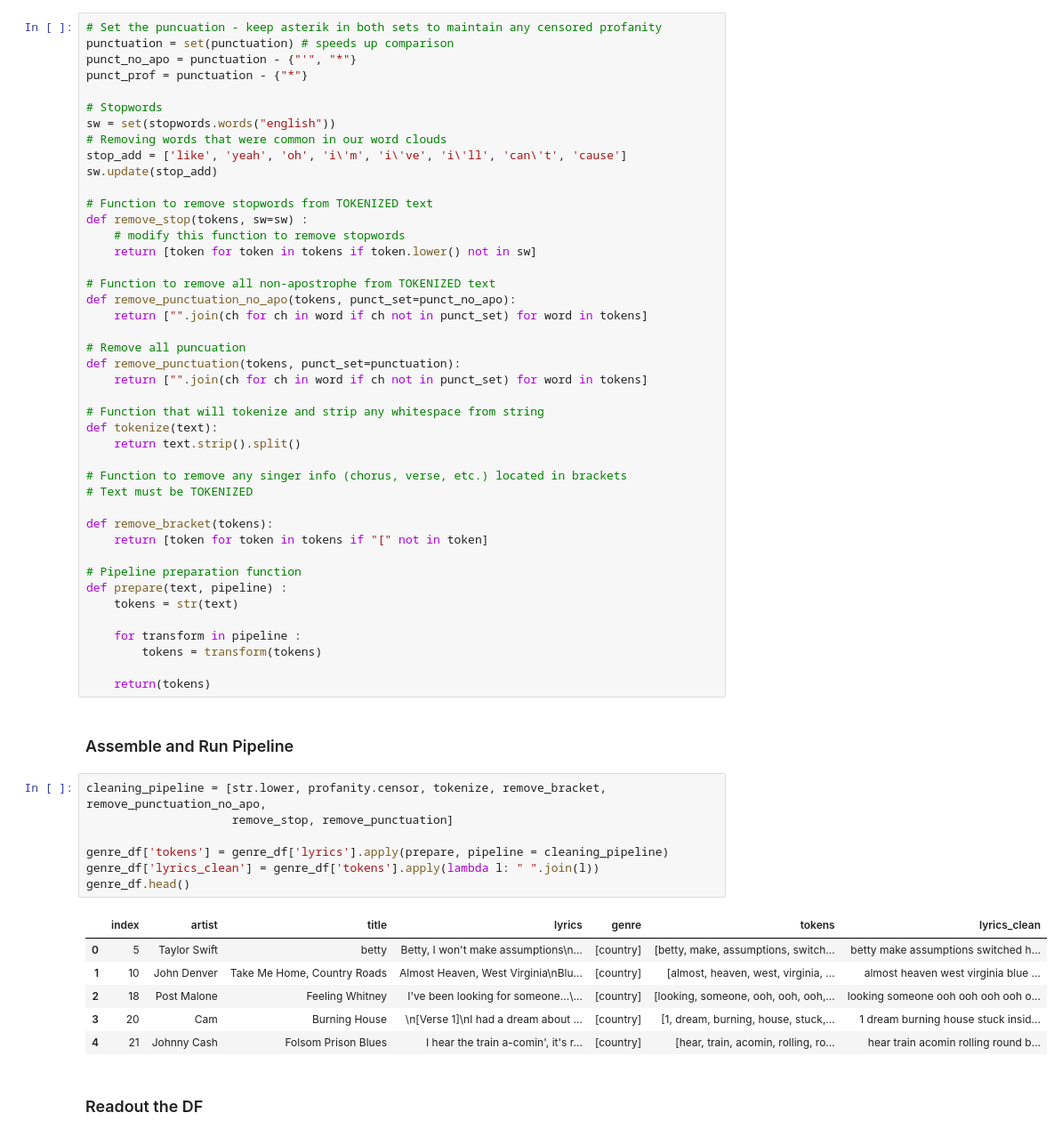
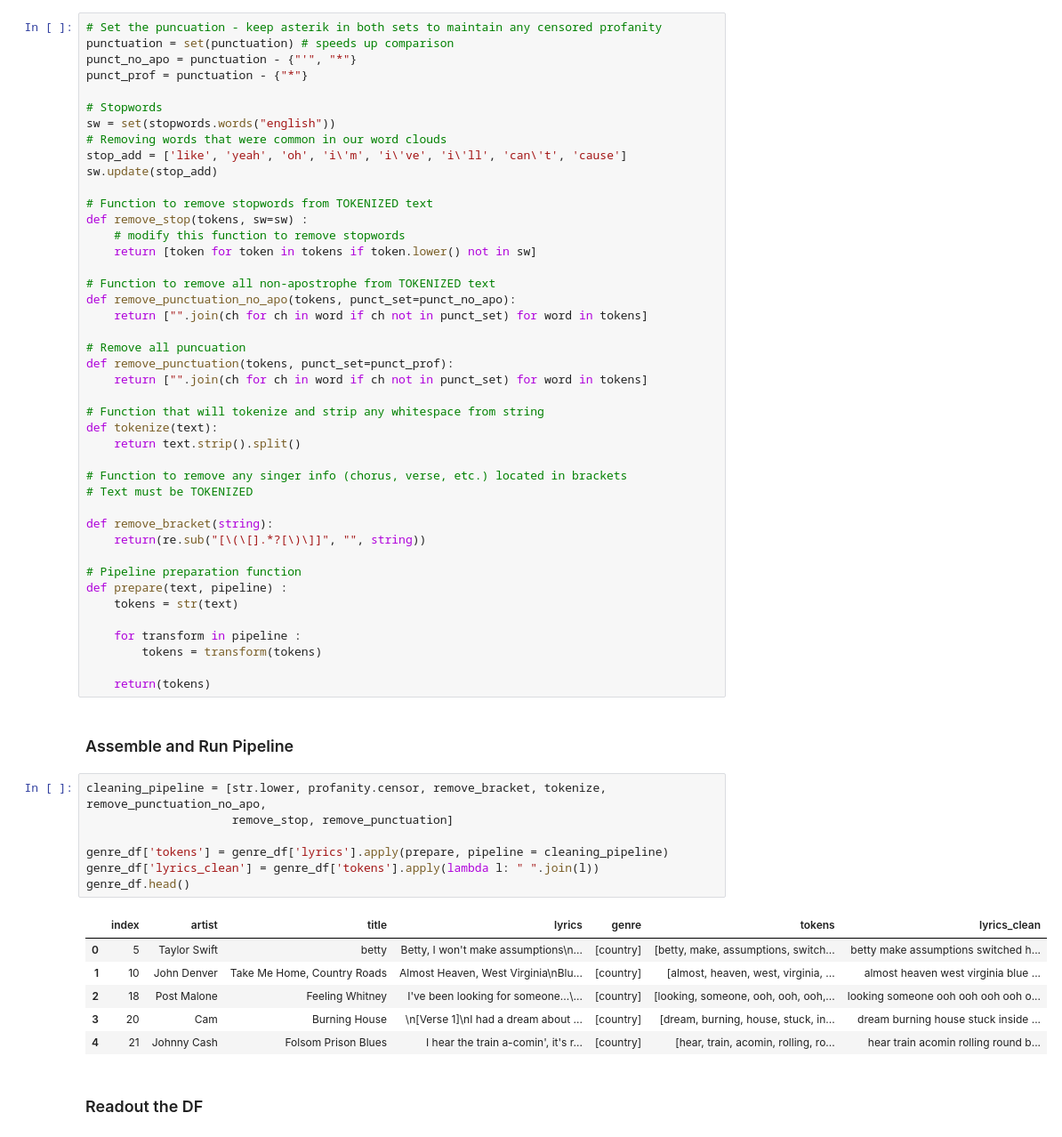
Before and after one commit to hunterblum/Multi-Genre-Classification, a Jupyter notebook: 02_PreProcessing.ipynb, the cells around one changed output. Shown at 89% size. Cells and saved outputs as stored; diff of their text form.

```diff
--- a/02_PreProcessing.ipynb
+++ b/02_PreProcessing.ipynb
@@ -145,7 +145,7 @@ def remove_punctuation_no_apo(tokens, punct_set=punct_no_apo):
     return ["".join(ch for ch in word if ch not in punct_set) for word in tokens]
 
 # Remove all puncuation
-def remove_punctuation(tokens, punct_set=punctuation):
+def remove_punctuation(tokens, punct_set=punct_prof):
     return ["".join(ch for ch in word if ch not in punct_set) for word in tokens]
 
 # Function that will tokenize and strip any whitespace from string
@@ -155,8 +155,8 @@ def tokenize(text):
 # Function to remove any singer info (chorus, verse, etc.) located in brackets
 # Text must be TOKENIZED
 
-def remove_bracket(tokens):
-    return [token for token in tokens if "[" not in token]
+def remove_bracket(string):
+    return(re.sub("[\(\[].*?[\)\]]", "", string))
 
 # Pipeline preparation function
 def prepare(text, pipeline) :
@@ -169,7 +169,7 @@ def prepare(text, pipeline) :
 # %% [markdown]
 ### Assemble and Run Pipeline
 # %%
-cleaning_pipeline = [str.lower, profanity.censor, tokenize, remove_bracket, remove_punctuation_no_apo,
+cleaning_pipeline = [str.lower, profanity.censor, remove_bracket, tokenize, remove_punctuation_no_apo,
                      remove_stop, remove_punctuation]
 
 genre_df['tokens'] = genre_df['lyrics'].apply(prepare, pipeline = cleaning_pipeline)
@@ -181,6 +181,6 @@ genre_df.head()
 | 1 | 10 | John Denver | Take Me Home, Country Roads | Almost Heaven, West Virginia\nBlu... | [country] | [almost, heaven, west, virginia, ... | almost heaven west virginia blue ... |
 | 2 | 18 | Post Malone | Feeling Whitney | I've been looking for someone...\... | [country] | [looking, someone, ooh, ooh, ooh,... | looking someone ooh ooh ooh ooh o... |
-| 3 | 20 | Cam | Burning House | \n[Verse 1]\nI had a dream about ... | [country] | [1, dream, burning, house, stuck,... | 1 dream burning house stuck insid... |
+| 3 | 20 | Cam | Burning House | \n[Verse 1]\nI had a dream about ... | [country] | [dream, burning, house, stuck, in... | dream burning house stuck inside ... |
 | 4 | 21 | Johnny Cash | Folsom Prison Blues | I hear the train a-comin', it's r... | [country] | [hear, train, acomin, rolling, ro... | hear train acomin rolling round b... |
 # %% [markdown]
 ### Readout the DF
```
Also changed, not shown: 2 other files.
